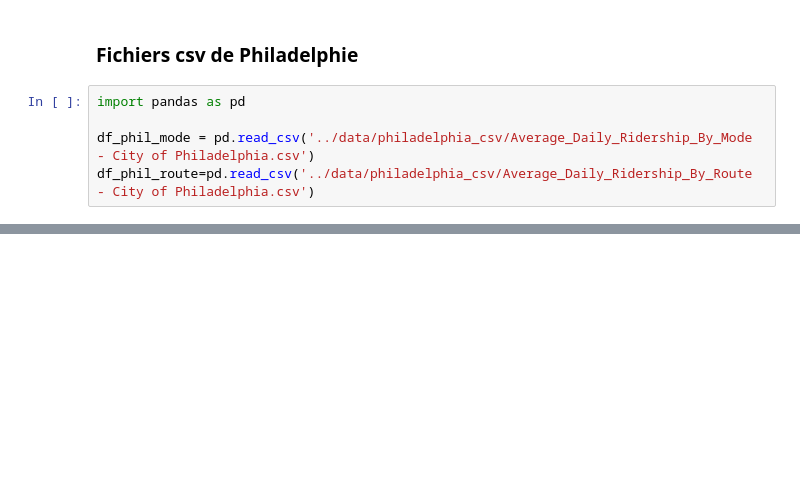
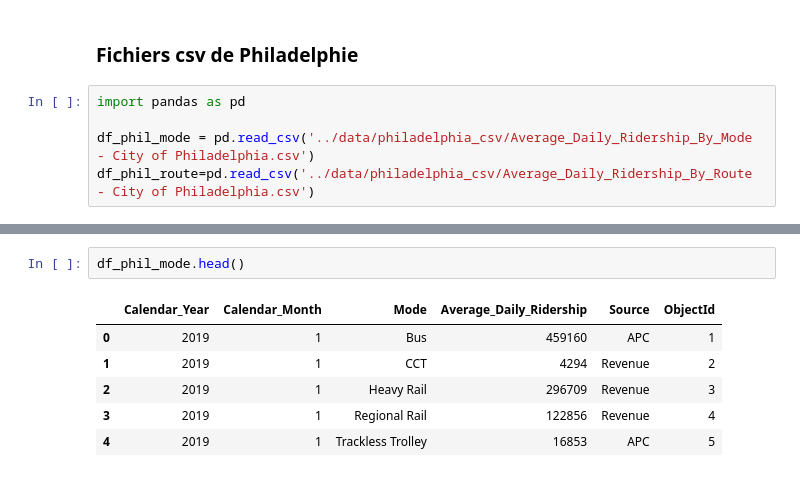
Before and after one commit to safiyadaoudi01/ridership-analytics-Chicago-vs-Philadelphie, a Jupyter notebook: notebooks/etl_preparation.ipynb, the cells around one changed output, grey strips where cells are left out. Drawn from its saved outputs; the diff is of its cells as text; blank space fills up the shorter version.

```diff
--- a/notebooks/etl_preparation.ipynb
+++ b/notebooks/etl_preparation.ipynb
@@ -46,0 +243,9 @@ df_phil_route.columns
+# %%
+df_phil_mode.head()
+# %% [output]
+|  | Calendar_Year | Calendar_Month | Mode | Average_Daily_Ridership | Source | ObjectId |
+| 0 | 2019 | 1 | Bus | 459160 | APC | 1 |
+| 1 | 2019 | 1 | CCT | 4294 | Revenue | 2 |
+| 2 | 2019 | 1 | Heavy Rail | 296709 | Revenue | 3 |
+| 3 | 2019 | 1 | Regional Rail | 122856 | Revenue | 4 |
+| 4 | 2019 | 1 | Trackless Trolley | 16853 | APC | 5 |
```
Also changed, not shown: parts of 67 cells of this notebook, 23 other files.
